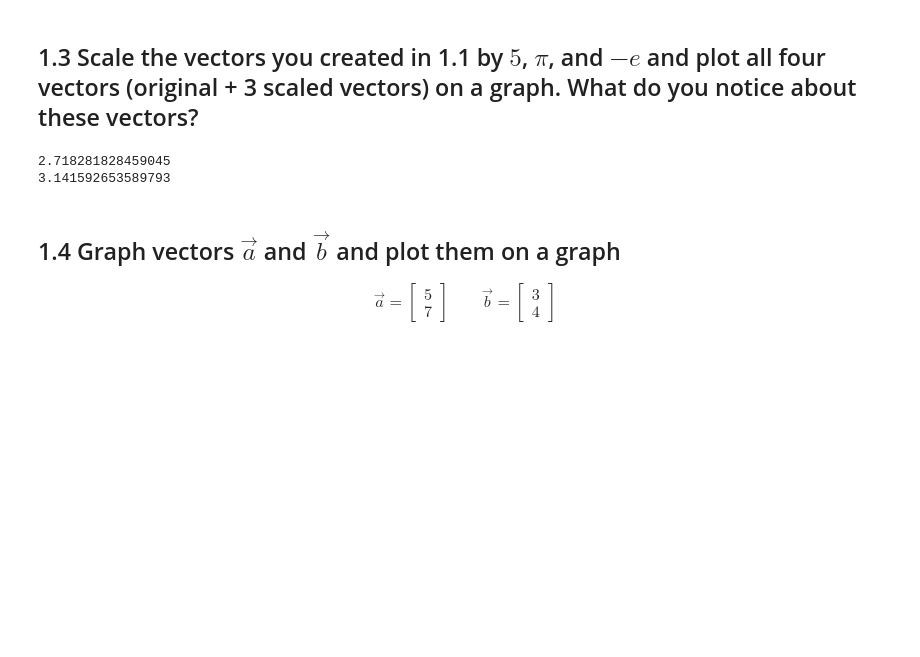
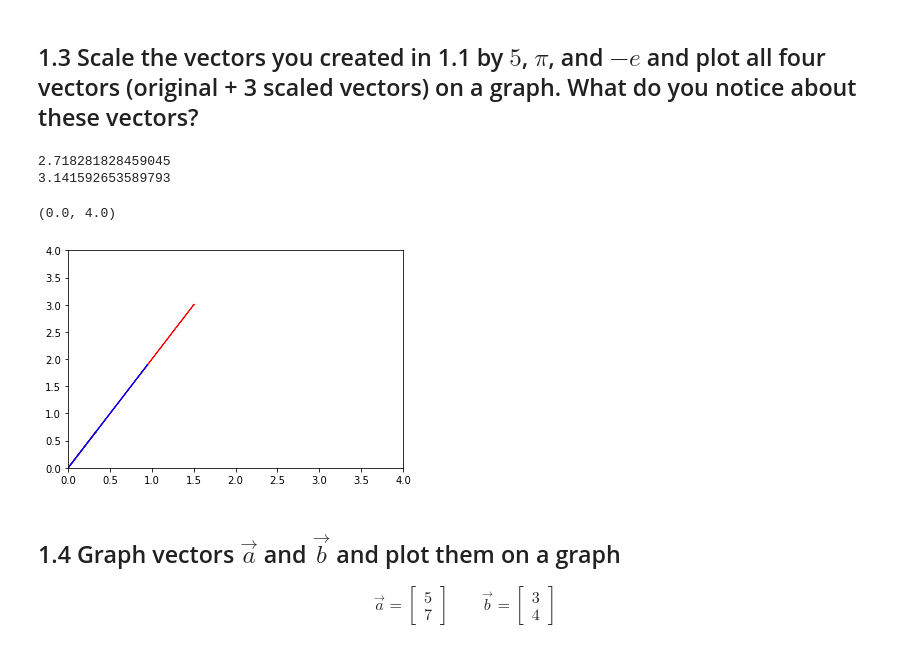
Before and after one commit to bloominstituteoftechnology/DS-Unit-1-Sprint-3-Linear-Algebra, a Jupyter notebook: module1-vectors-and-matrices/LS_DS_131_Vectors_and_Matrices_Assignment.ipynb, the cells around one changed output. Saved outputs shown, nothing was run; the diff lists cells and outputs as text; code cells hidden in the pictures; blank space fills up the shorter version.

```diff
--- a/module1-vectors-and-matrices/LS_DS_131_Vectors_and_Matrices_Assignment.ipynb
+++ b/module1-vectors-and-matrices/LS_DS_131_Vectors_and_Matrices_Assignment.ipynb
@@ -15,6 +56,21 @@ print(pi)
 # %% [output]
 2.718281828459045
 3.141592653589793
+# %%
+one = black * 1.1
+five = black * 5
+pie = black * pi
+exp = black * -e
+
+plt.arrow(0,0,one[0], one[1], head_width=0.02, head_length=0.01, color='black')
+plt.arrow(0,0,five[0], five[1], head_width=0.02, head_length=0.01, color='red')
+plt.arrow(0,0,pie[0], pie[1], head_width=0.02, head_length=0.01, color='blue')
+plt.arrow(0,0,exp[0], exp[1], head_width=0.02, head_length=0.01, color='yellow')
+plt.xlim(0,4)
+plt.ylim(0,4)
+# %% [output]
+(0.0, 4.0)
+[figure, added]
 # %% [markdown]
 ## 1.4 Graph vectors $\vec{a}$ and $\vec{b}$ and plot them on a graph
 
```
Also changed, not shown: parts of 15 cells of this notebook.
